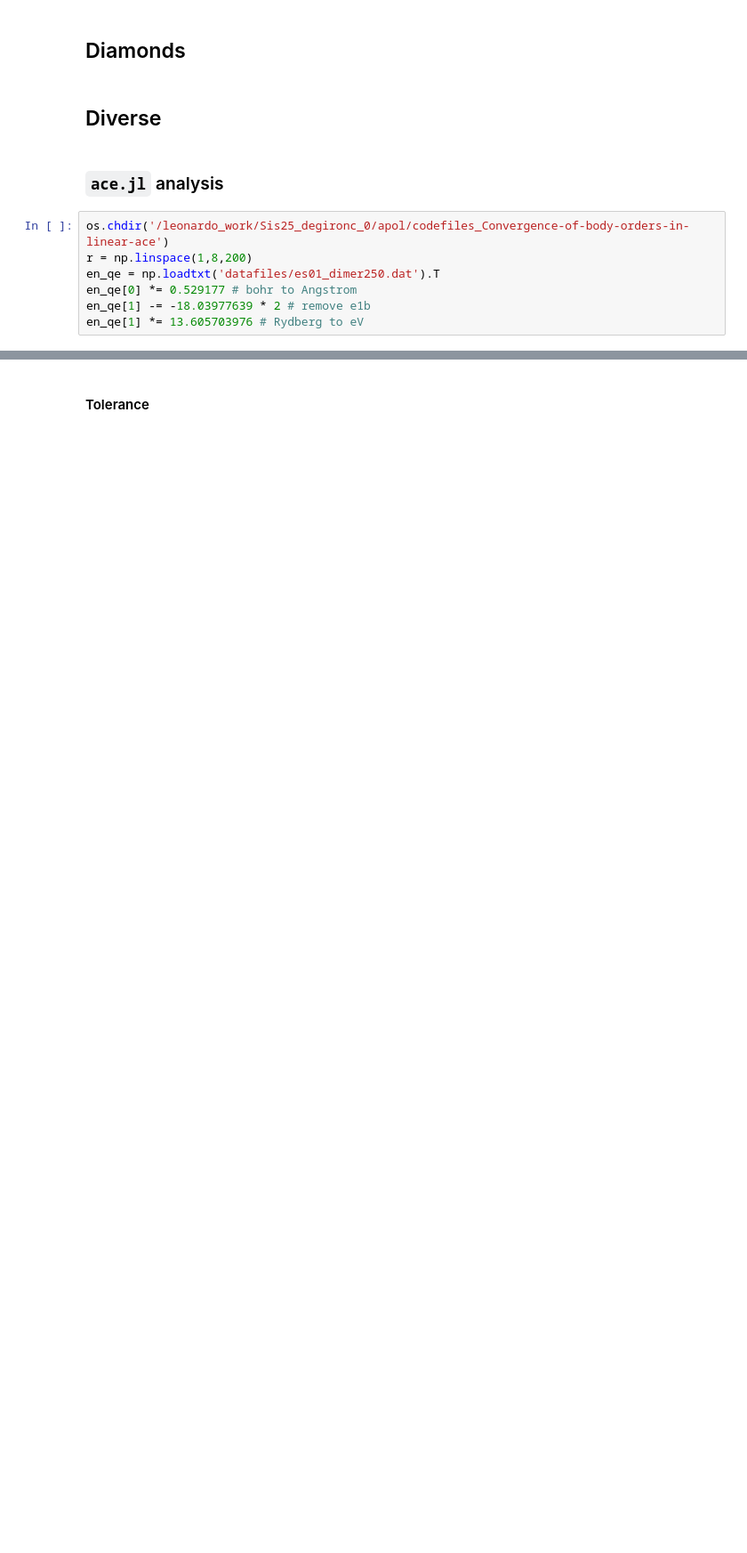
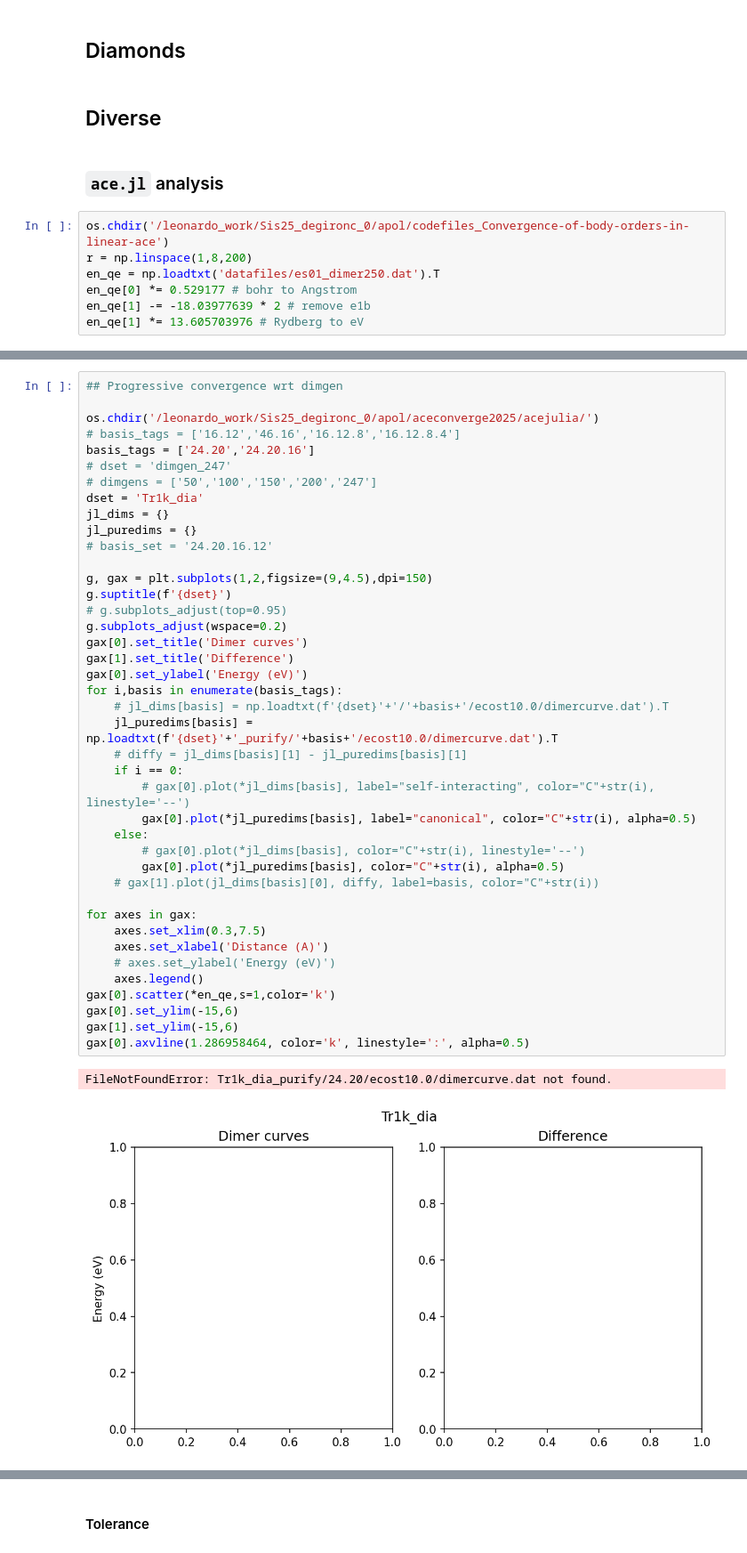
Before and after one commit to apolmiguel/aceconverge2025, a Jupyter notebook: plotter_clean.ipynb, the cells around one changed output, grey strips where cells are left out. Shown at 89% size. Drawn from its saved outputs; the diff is of its cells as text; blank space fills up the shorter version.

```diff
--- a/plotter_clean.ipynb
+++ b/plotter_clean.ipynb
@@ -96,0 +99,44 @@ en_qe[1] *= 13.605703976 # Rydberg to eV
+# %%
+## Progressive convergence wrt dimgen
+
+os.chdir('/leonardo_work/Sis25_degironc_0/apol/aceconverge2025/acejulia/')
+# basis_tags = ['16.12','46.16','16.12.8','16.12.8.4']
+basis_tags = ['24.20','24.20.16']
+# dset = 'dimgen_247'
+# dimgens = ['50','100','150','200','247']
+dset = 'Tr1k_dia'
+jl_dims = {}
+jl_puredims = {}
+# basis_set = '24.20.16.12'
+
+g, gax = plt.subplots(1,2,figsize=(9,4.5),dpi=150)
+g.suptitle(f'{dset}')
+# g.subplots_adjust(top=0.95)
+g.subplots_adjust(wspace=0.2)
+gax[0].set_title('Dimer curves')
+gax[1].set_title('Difference')
+gax[0].set_ylabel('Energy (eV)')
+for i,basis in enumerate(basis_tags):
+    # jl_dims[basis] = np.loadtxt(f'{dset}'+'/'+basis+'/ecost10.0/dimercurve.dat').T
+    jl_puredims[basis] = np.loadtxt(f'{dset}'+'_purify/'+basis+'/ecost10.0/dimercurve.dat').T
+    # diffy = jl_dims[basis][1] - jl_puredims[basis][1]
+    if i == 0:
+        # gax[0].plot(*jl_dims[basis], label="self-interacting", color="C"+str(i), linestyle='--')
+        gax[0].plot(*jl_puredims[basis], label="canonical", color="C"+str(i), alpha=0.5)
+    else:
+        # gax[0].plot(*jl_dims[basis], color="C"+str(i), linestyle='--')
+        gax[0].plot(*jl_puredims[basis], color="C"+str(i), alpha=0.5)
+    # gax[1].plot(jl_dims[basis][0], diffy, label=basis, color="C"+str(i))
+
+for axes in gax:
+    axes.set_xlim(0.3,7.5)
+    axes.set_xlabel('Distance (A)')
+    # axes.set_ylabel('Energy (eV)')
+    axes.legend()
+gax[0].scatter(*en_qe,s=1,color='k')
+gax[0].set_ylim(-15,6)
+gax[1].set_ylim(-15,6)
+gax[0].axvline(1.286958464, color='k', linestyle=':', alpha=0.5)
+# %% [output]
+FileNotFoundError: Tr1k_dia_purify/24.20/ecost10.0/dimercurve.dat not found.
+[figure, added]
```
Also changed, not shown: parts of 12 cells of this notebook, 22 other files.
